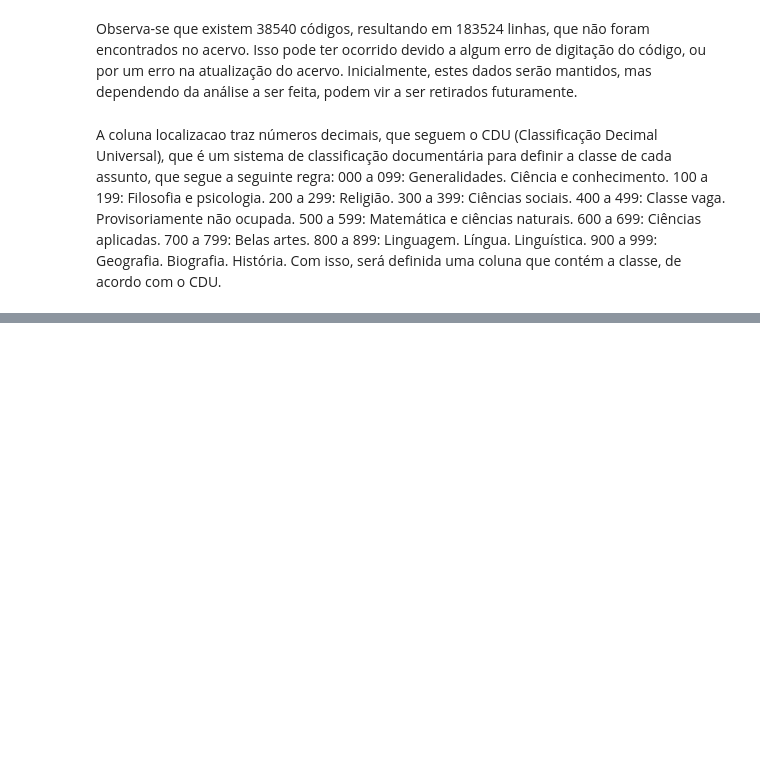
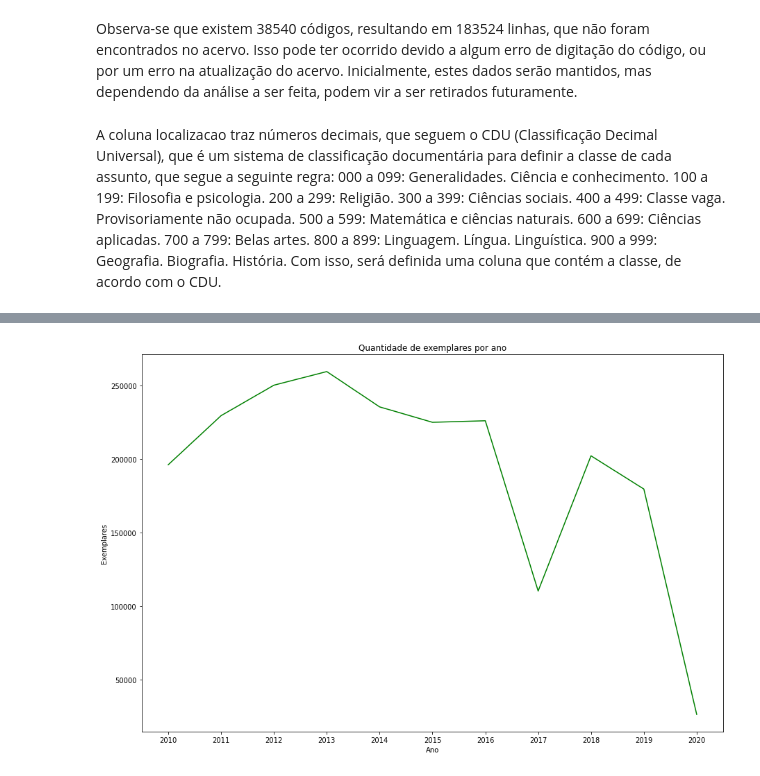
Before and after one commit to LucasMunarolo/Analise-Dados, a Jupyter notebook: EmprestimosBiblioteca.ipynb, the cells around one changed output, grey strips where cells are left out. Saved outputs shown, nothing was run; the diff lists cells and outputs as text; code cells hidden in the pictures; blank space fills up the shorter version.

```diff
--- a/EmprestimosBiblioteca.ipynb
+++ b/EmprestimosBiblioteca.ipynb
@@ -266,0 +292,17 @@ dataframe_analise.head()
+# %%
+# Convertendo as colunas de data para o formato datetime
+dataframe_analise['data_renovacao'] = pd.to_datetime(dataframe_analise['data_renovacao'])
+dataframe_analise['data_emprestimo'] = pd.to_datetime(dataframe_analise['data_emprestimo'])
+dataframe_analise['data_devolucao'] = pd.to_datetime(dataframe_analise['data_devolucao'])
+# %%
+# Organizando as colunas que estava em formato float e na verdade funcionam melhor como string
+dataframe_analise['id_exemplar'] = dataframe_analise['id_exemplar'].astype(str)
+dataframe_analise['id_exemplar'] = dataframe_analise['id_exemplar'].apply(lambda x: x.replace('.0',''))
+dataframe_analise['localizacao'] = dataframe_analise['localizacao'].astype(str)
+dataframe_analise['localizacao'] = dataframe_analise['localizacao'].apply(lambda x: x.replace('.0',''))
+# %%
+# Verificando quantos exemplares foram emprestados por ano
+dataframe_analise['ano_emprestimo'] = dataframe_analise['data_emprestimo'].apply(lambda x: x.year)
+
+exemplares_por_ano = dataframe_analise[['ano_emprestimo', 'id_emprestimo']].groupby('ano_emprestimo').nunique()
+exemplares_por_ano
@@ -266,0 +323,10 @@ dataframe_analise.head()
+# %%
+# Criando um gráfico de linhas para mostrar a quantidade de exemplares emprestados por ano
+ax = sns.lineplot(data=exemplares_por_ano, x='ano_emprestimo', y='id_emprestimo', color='green')
+ax.set_xlabel('Ano')
+ax.set_ylabel('Exemplares')
+ax.set_title('Quantidade de exemplares por ano')
+ax.set_xticks(range(2010,2021))
+ax.figure.set_size_inches(15,10)
+# %% [output]
+[figure, added]
```
Also changed, not shown: parts of 10 cells of this notebook.
